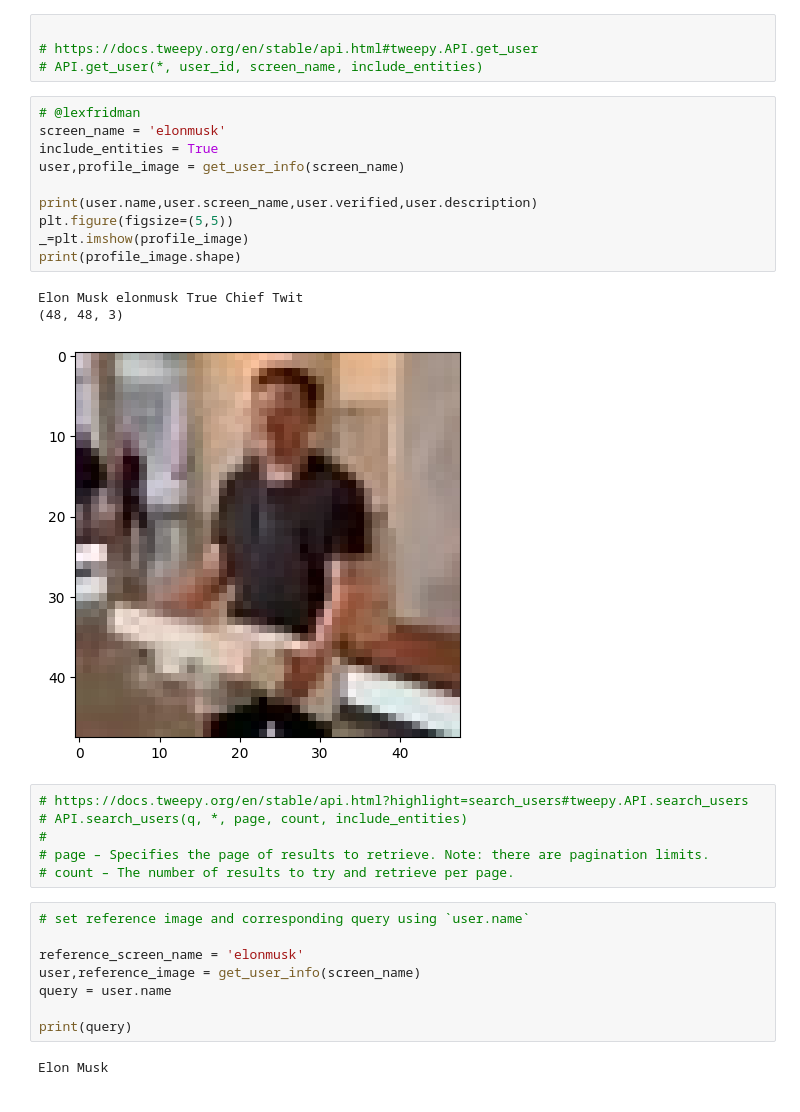
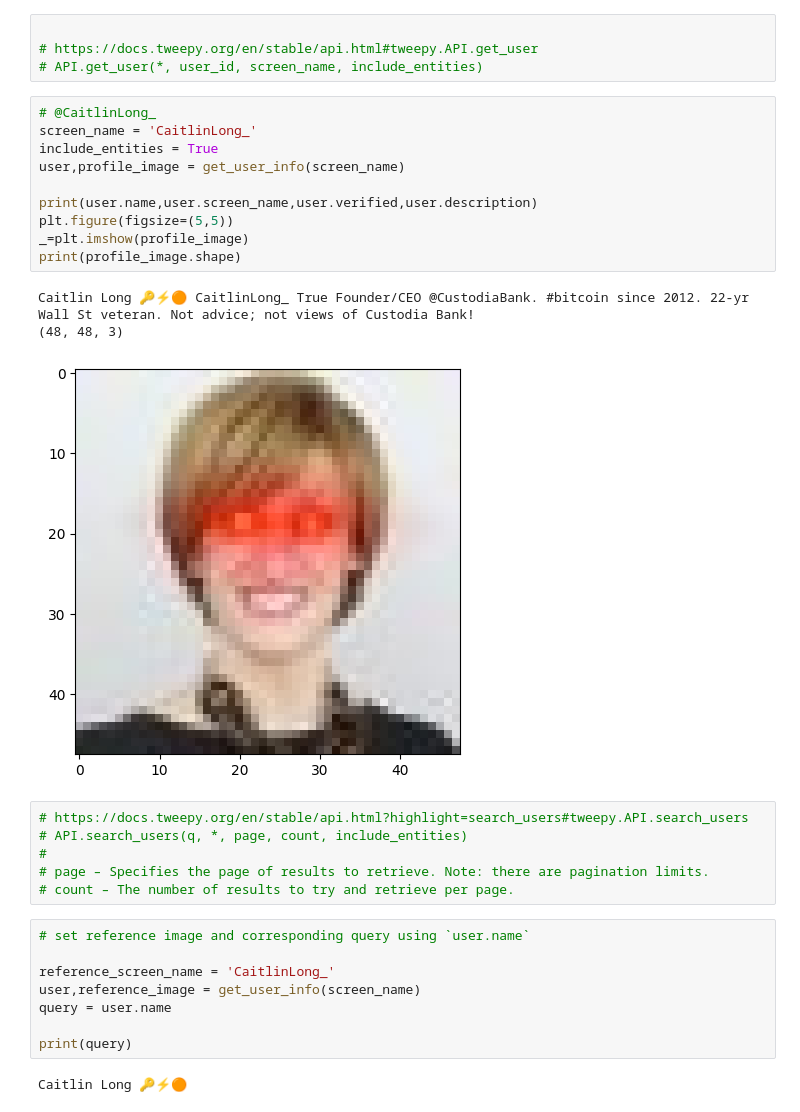
Before and after one commit to pangyuteng/twitter-crypto-scam-detector, a Jupyter notebook: playground.ipynb, the cells around one changed output. Drawn from its saved outputs; the diff is of its cells as text.

```diff
--- a/playground.ipynb
+++ b/playground.ipynb
@@ -51,19 +51,19 @@ def get_image(profile_url):
 # https://docs.tweepy.org/en/stable/api.html#tweepy.API.get_user
 # API.get_user(*, user_id, screen_name, include_entities)
 # %%
-# @lexfridman
-screen_name = 'elonmusk'
+# @CaitlinLong_
+screen_name = 'CaitlinLong_'
 include_entities = True
 user,profile_image = get_user_info(screen_name)
 
 print(user.name,user.screen_name,user.verified,user.description)
 plt.figure(figsize=(5,5))
 _=plt.imshow(profile_image)
 print(profile_image.shape)
 # %% [output]
-Elon Musk elonmusk True Chief Twit
+Caitlin Long 🔑⚡️🟠 CaitlinLong_ True Founder/CEO @CustodiaBank. #bitcoin since 2012. 22-yr Wall St veteran. Not advice; not views of Custodia Bank!
 (48, 48, 3)
-[figure, old version]
+[figure, new version]
 # %%
 # https://docs.tweepy.org/en/stable/api.html?highlight=search_users#tweepy.API.search_users
 # API.search_users(q, *, page, count, include_entities)
@@ -73,13 +73,13 @@ Elon Musk elonmusk True Chief Twit
 # %%
 # set reference image and corresponding query using `user.name`
 
-reference_screen_name = 'elonmusk'
+reference_screen_name = 'CaitlinLong_'
 user,reference_image = get_user_info(screen_name)
 query = user.name
 
 print(query)
 # %% [output]
-Elon Musk
+Caitlin Long 🔑⚡️🟠
 # %%
 
 # find  page_count*items_per_page count that matches the query
```
Also changed, not shown: parts of 12 cells of this notebook.
